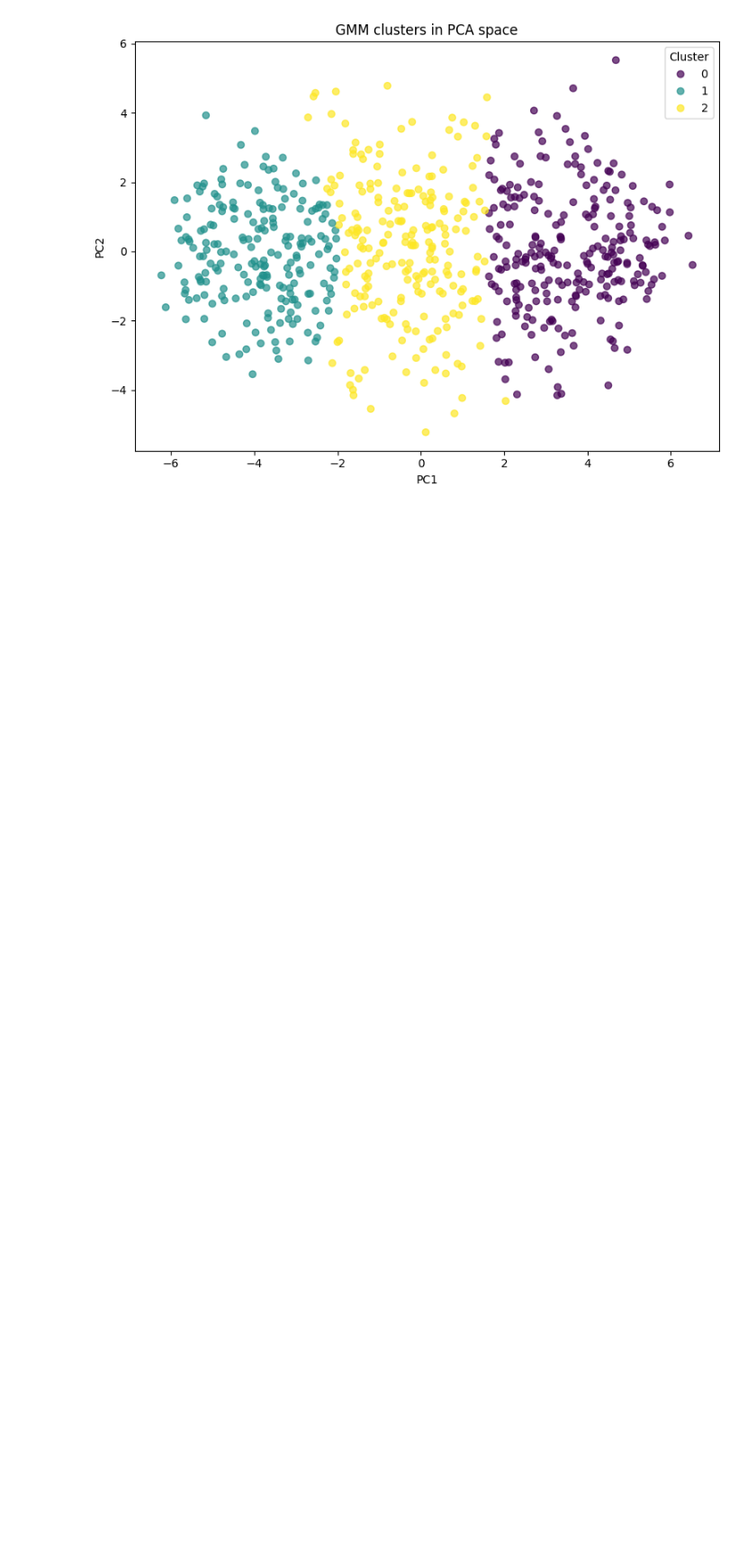
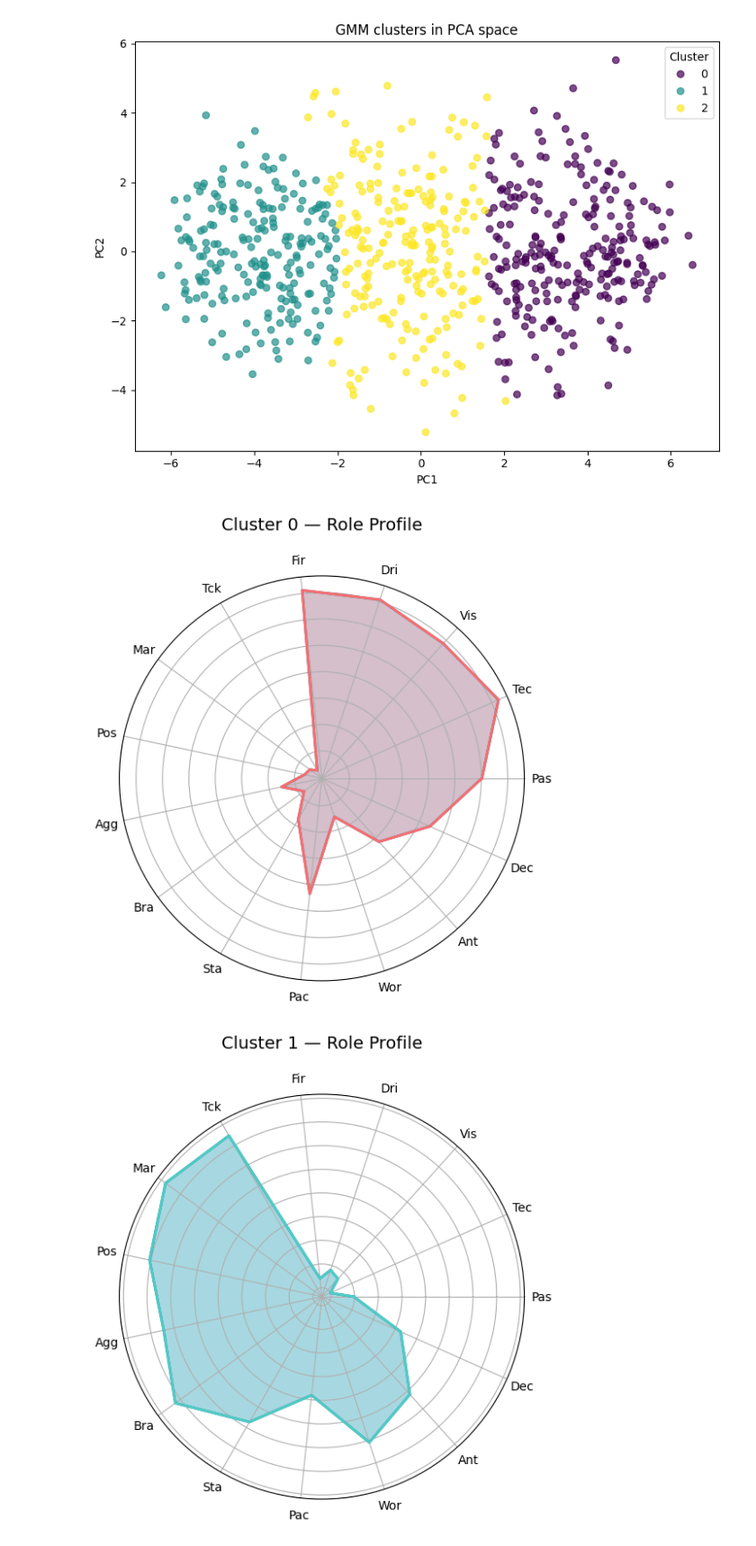
Before and after one commit to rounakk001/FootPlays-Football-Player-Role-Clustering-Tactical-Analysis, a Jupyter notebook: notebooks/pca-gmm/k3.ipynb, the cells around one changed output. Shown: that part at 90% size. Cells and saved outputs as stored; diff of their text form; code cells hidden in the pictures; blank space fills up the shorter version.

Commit message:
visualization for each k in gmm

```diff
--- a/notebooks/pca-gmm/k3.ipynb
+++ b/notebooks/pca-gmm/k3.ipynb
@@ -163,0 +211,6 @@ plot_pca_scatter(X_pca, df_with_clusters.rename(columns={"role_cluster":"cluster
+# %%
+for c in cluster_means.index:
+    plot_radar(cluster_means, radar_attrs, c)
+# %% [output]
+[figure, added]
+[figure, added]
```
Also changed, not shown: parts of 3 cells of this notebook, 3 other files.
